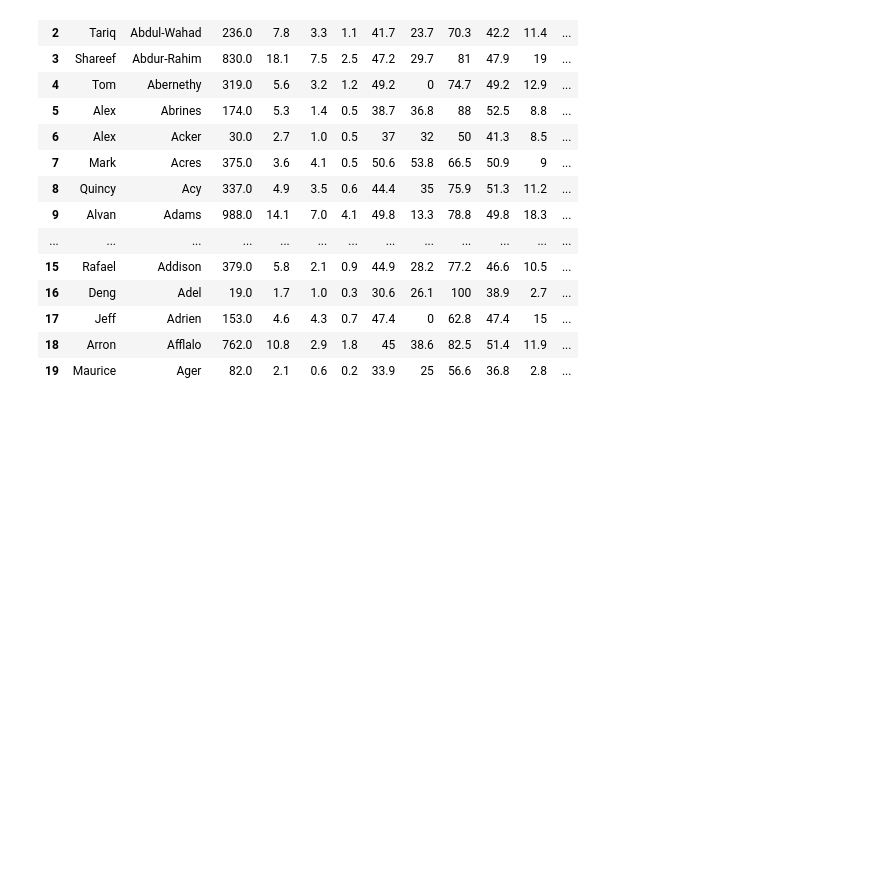
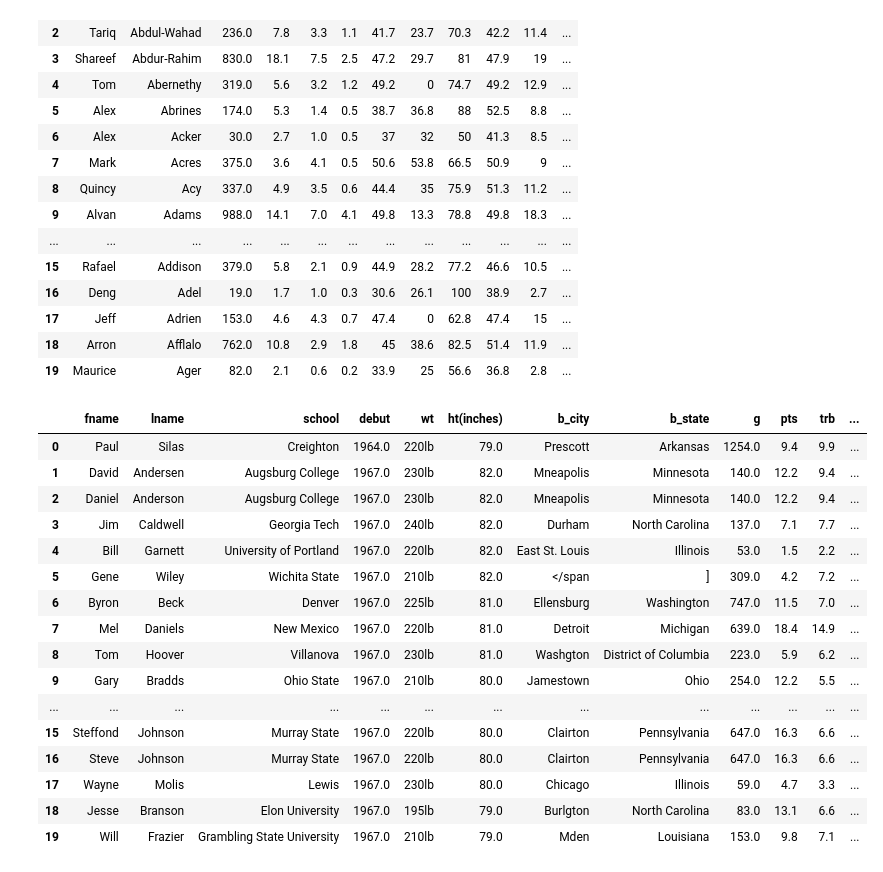
Before and after one commit to joshwmay/inst462_gibson_malik_may, a Jupyter notebook: jupyter/scrape.ipynb, the cells around one changed output. Saved outputs shown, nothing was run; the diff lists cells and outputs as text; code cells hidden in the pictures; blank space fills up the shorter version.

```diff
--- a/jupyter/scrape.ipynb
+++ b/jupyter/scrape.ipynb
@@ -460,3 +460,24 @@ ult.head(20)
 | 19 | Maurice | Ager | 82.0 | 2.1 | 0.6 | 0.2 | 33.9 | 25 | 56.6 | 36.8 | 2.8 | ... |
 # %%
 ult2.to_csv("scrape.csv")
+# %%
+df = pd.read_csv("master.csv")
+df.head(20)
+# %% [output]
+|  | fname | lname | school | debut | wt | ht(inches) | b_city | b_state | g | pts | trb | ... |
+| 0 | Paul | Silas | Creighton | 1964.0 | 220lb | 79.0 | Prescott | Arkansas | 1254.0 | 9.4 | 9.9 | ... |
+| 1 | David | Andersen | Augsburg College | 1967.0 | 230lb | 82.0 | Mneapolis | Minnesota | 140.0 | 12.2 | 9.4 | ... |
+| 2 | Daniel | Anderson | Augsburg College | 1967.0 | 230lb | 82.0 | Mneapolis | Minnesota | 140.0 | 12.2 | 9.4 | ... |
+| 3 | Jim | Caldwell | Georgia Tech | 1967.0 | 240lb | 82.0 | Durham | North Carolina | 137.0 | 7.1 | 7.7 | ... |
+| 4 | Bill | Garnett | University of Portland | 1967.0 | 220lb | 82.0 | East St. Louis | Illinois | 53.0 | 1.5 | 2.2 | ... |
+| 5 | Gene | Wiley | Wichita State | 1967.0 | 210lb | 82.0 | </span | ] | 309.0 | 4.2 | 7.2 | ... |
+| 6 | Byron | Beck | Denver | 1967.0 | 225lb | 81.0 | Ellensburg | Washington | 747.0 | 11.5 | 7.0 | ... |
+| 7 | Mel | Daniels | New Mexico | 1967.0 | 220lb | 81.0 | Detroit | Michigan | 639.0 | 18.4 | 14.9 | ... |
+| 8 | Tom | Hoover | Villanova | 1967.0 | 230lb | 81.0 | Washgton | District of Columbia | 223.0 | 5.9 | 6.2 | ... |
+| 9 | Gary | Bradds | Ohio State | 1967.0 | 210lb | 80.0 | Jamestown | Ohio | 254.0 | 12.2 | 5.5 | ... |
+| ... | ... | ... | ... | ... | ... | ... | ... | ... | ... | ... | ... | ... |
+| 15 | Steffond | Johnson | Murray State | 1967.0 | 220lb | 80.0 | Clairton | Pennsylvania | 647.0 | 16.3 | 6.6 | ... |
+| 16 | Steve | Johnson | Murray State | 1967.0 | 220lb | 80.0 | Clairton | Pennsylvania | 647.0 | 16.3 | 6.6 | ... |
+| 17 | Wayne | Molis | Lewis | 1967.0 | 230lb | 80.0 | Chicago | Illinois | 59.0 | 4.7 | 3.3 | ... |
+| 18 | Jesse | Branson | Elon University | 1967.0 | 195lb | 79.0 | Burlgton | North Carolina | 83.0 | 13.1 | 6.6 | ... |
+| 19 | Will | Frazier | Grambling State University | 1967.0 | 210lb | 79.0 | Mden | Louisiana | 153.0 | 9.8 | 7.1 | ... |
```
Also changed, not shown: parts of 1 cell of this notebook.
